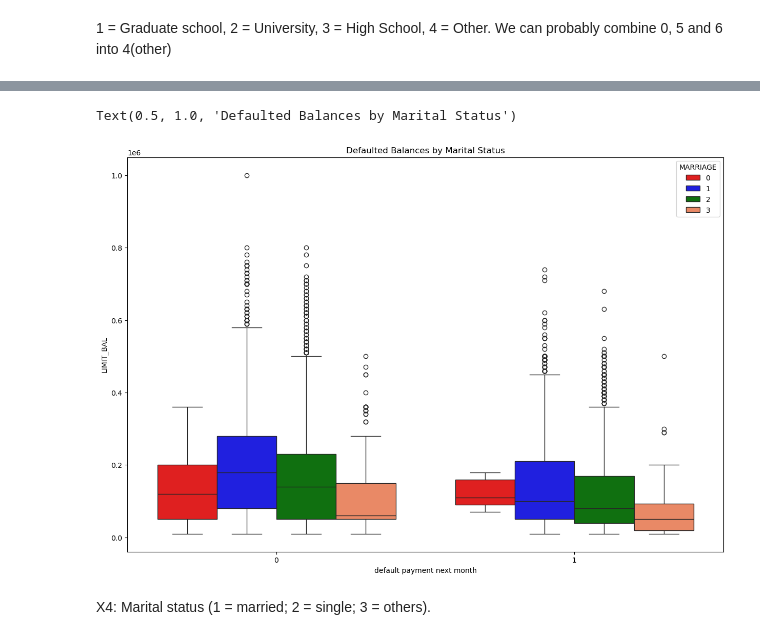
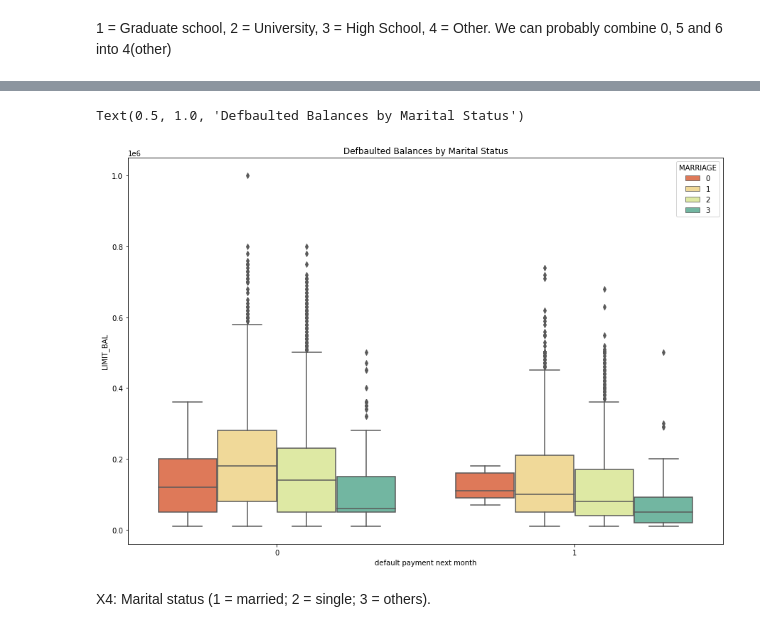
Before and after one commit to lopez-Luis89/Default_Risk, a Jupyter notebook: Final Project.ipynb, the cells around one changed output, grey strips where cells are left out. Cells and saved outputs as stored; diff of their text form; code cells hidden in the pictures.

```diff
--- a/Final Project.ipynb
+++ b/Final Project.ipynb
@@ -124,2 +245,5 @@ Clear patter on payments is noticeable  after the 2nd missed payment, the chance
+# %%
+#shared palette across all plots
+palette = "Spectral" ##['red', 'blue','green','yellow', 'pink', 'coral', 'purple']
 # %%
 plt.figure(figsize=(15,10))
@@ -133,9 +263,9 @@ Text(0.5, 1.0, 'Defaulted Balances by Education')
 # %%
 plt.figure(figsize=(15,10))
-sns.boxplot(data= df, x = 'default payment next month', y = 'LIMIT_BAL', hue='MARRIAGE', palette = ['red', 'blue','green','coral'])
-plt.title('Defaulted Balances by Marital Status')
+sns.boxplot(data= df, x = 'default payment next month', y = 'LIMIT_BAL', hue='MARRIAGE', palette = palette)
+plt.title('Defbaulted Balances by Marital Status')
 # %% [output]
-Text(0.5, 1.0, 'Defaulted Balances by Marital Status')
+Text(0.5, 1.0, 'Defbaulted Balances by Marital Status')
-[figure, old version]
+[figure, new version]
 # %% [markdown]
 X4: Marital status (1 = married; 2 = single; 3 = others).
```
Also changed, not shown: parts of 53 cells of this notebook.
